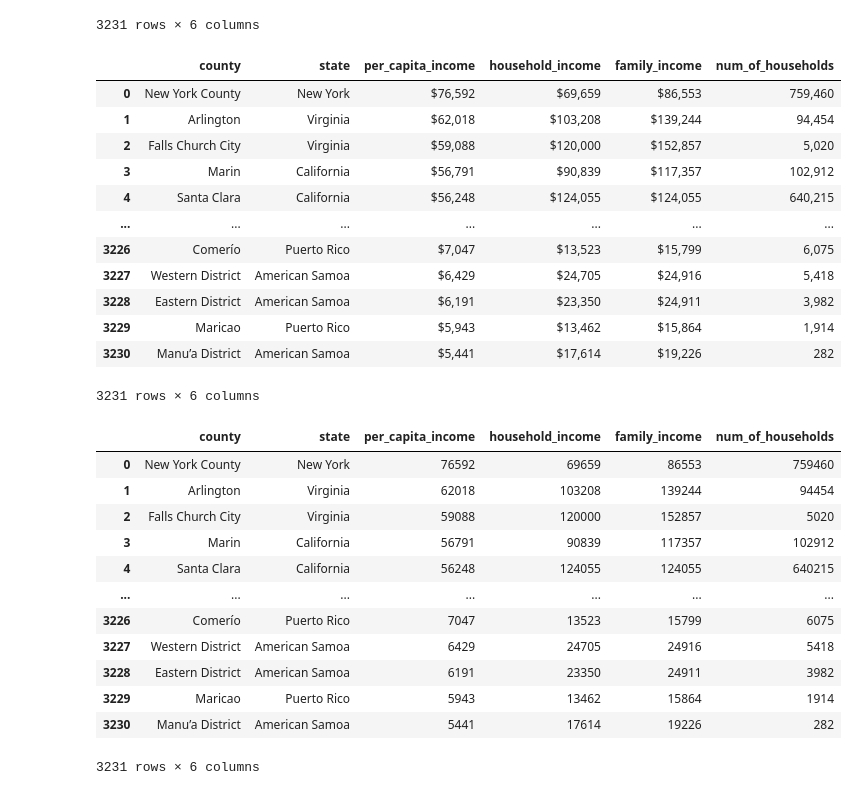
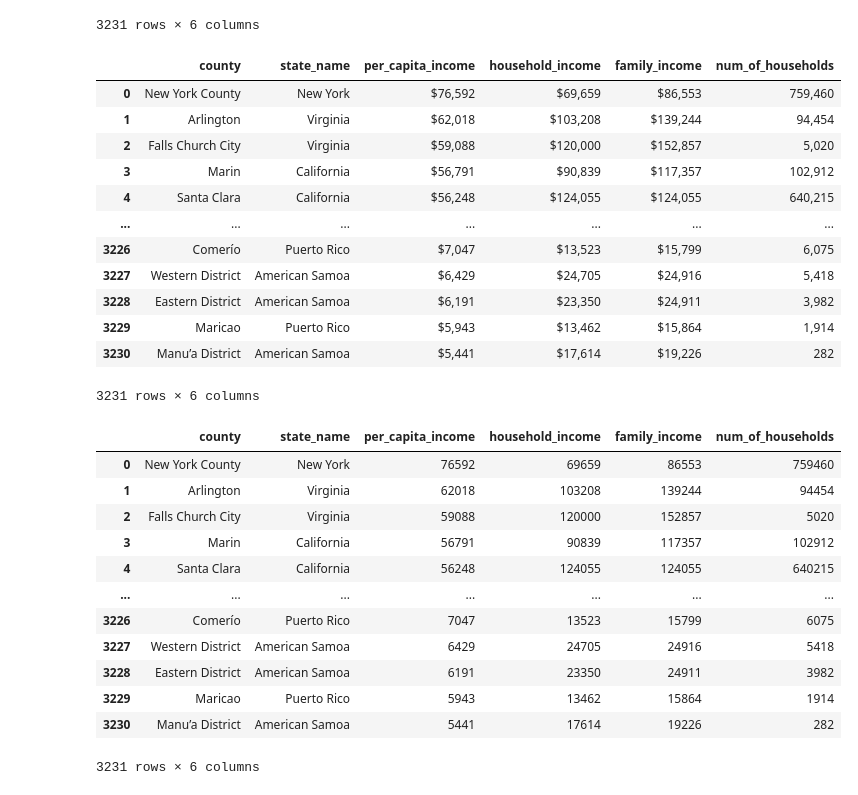
Before and after one commit to mattapallisravya/Web_visualizations_Project3, a Jupyter notebook: counties_income.ipynb, the cells around one changed output. Drawn from its saved outputs; the diff is of its cells as text; code cells hidden in the pictures.

```diff
--- a/counties_income.ipynb
+++ b/counties_income.ipynb
@@ -39,12 +40,12 @@ income_counties_df
 | 3230 | Manu’a District | American Samoa | $5,441 | $17,614 | $19,226 | 282 |
 3231 rows × 6 columns
 # %%
-income_counties_df = income_counties_df.rename(columns ={'states': 'state',
+income_counties_df = income_counties_df.rename(columns ={'states': 'state_name',
 'pci': 'per_capita_income'})
 
 income_counties_df
 # %% [output]
-|  | county | state | per_capita_income | household_income | family_income | num_of_households |
+|  | county | state_name | per_capita_income | household_income | family_income | num_of_households |
 | 0 | New York County | New York | $76,592 | $69,659 | $86,553 | 759,460 |
 | 1 | Arlington | Virginia | $62,018 | $103,208 | $139,244 | 94,454 |
 | 2 | Falls Church City | Virginia | $59,088 | $120,000 | $152,857 | 5,020 |
@@ -65,7 +66,7 @@ income_counties_df['num_of_households']=income_counties_df['num_of_households'].
 
 income_counties_df
 # %% [output]
-|  | county | state | per_capita_income | household_income | family_income | num_of_households |
+|  | county | state_name | per_capita_income | household_income | family_income | num_of_households |
 | 0 | New York County | New York | 76592 | 69659 | 86553 | 759460 |
 | 1 | Arlington | Virginia | 62018 | 103208 | 139244 | 94454 |
 | 2 | Falls Church City | Virginia | 59088 | 120000 | 152857 | 5020 |
```
Also changed, not shown: parts of 10 cells of this notebook, 6 other files.
